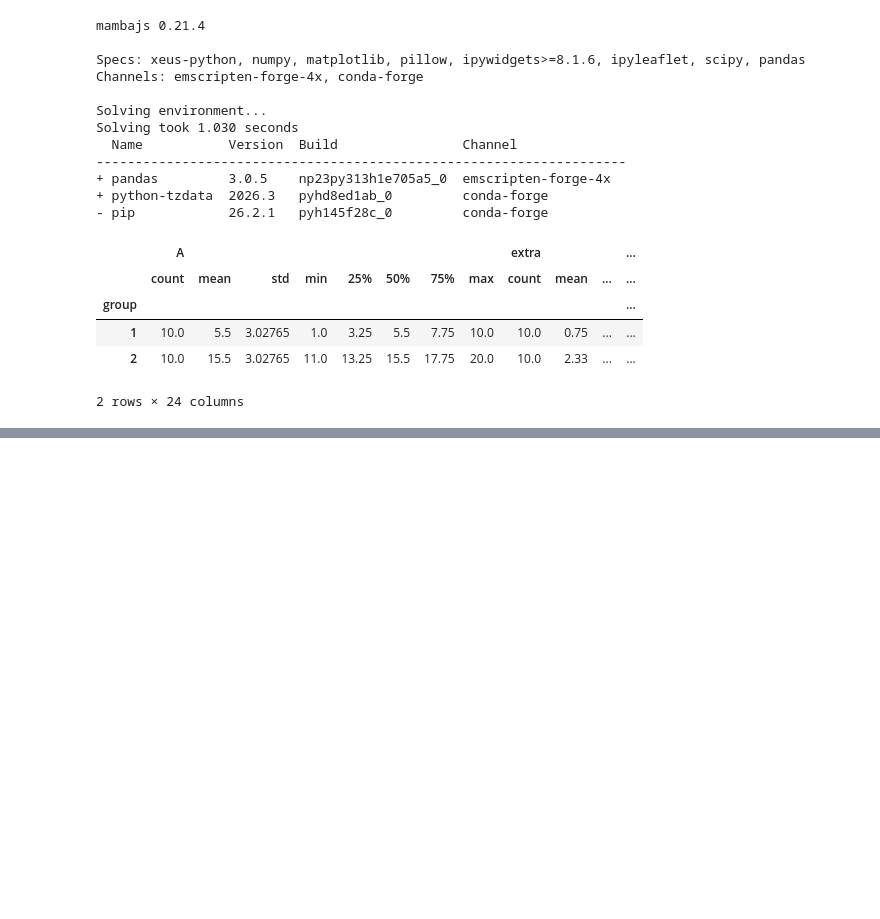
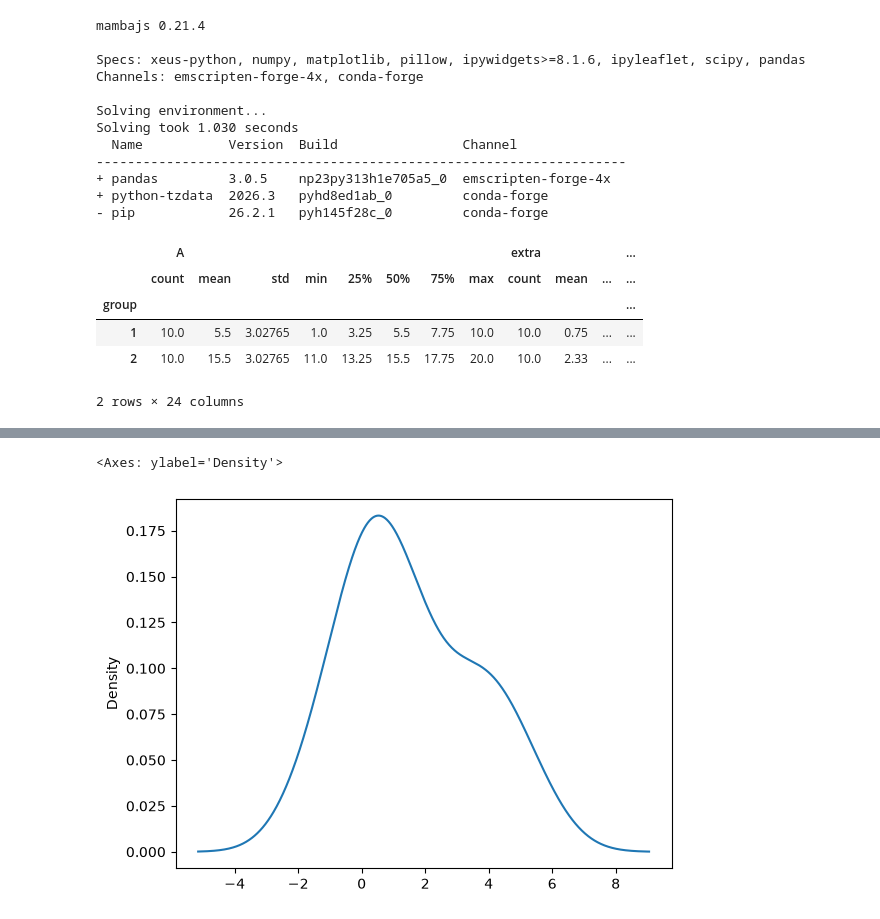
Before and after one commit to Psyc3000A/Fall-Winter2026, a Jupyter notebook: jordanR.ipynb, the cells around one changed output, grey strips where cells are left out. Saved outputs shown, nothing was run; the diff lists cells and outputs as text; code cells hidden in the pictures; blank space fills up the shorter version.

```diff
--- a/jordanR.ipynb
+++ b/jordanR.ipynb
@@ -38,0 +58,6 @@ datafile["extra"].plot(kind="hist")
+# %%
+# Density curve
+datafile["extra"].plot(kind="density")
+# %% [output]
+<Axes: ylabel='Density'>
+[figure, added]
```
Also changed, not shown: parts of 10 cells of this notebook.
